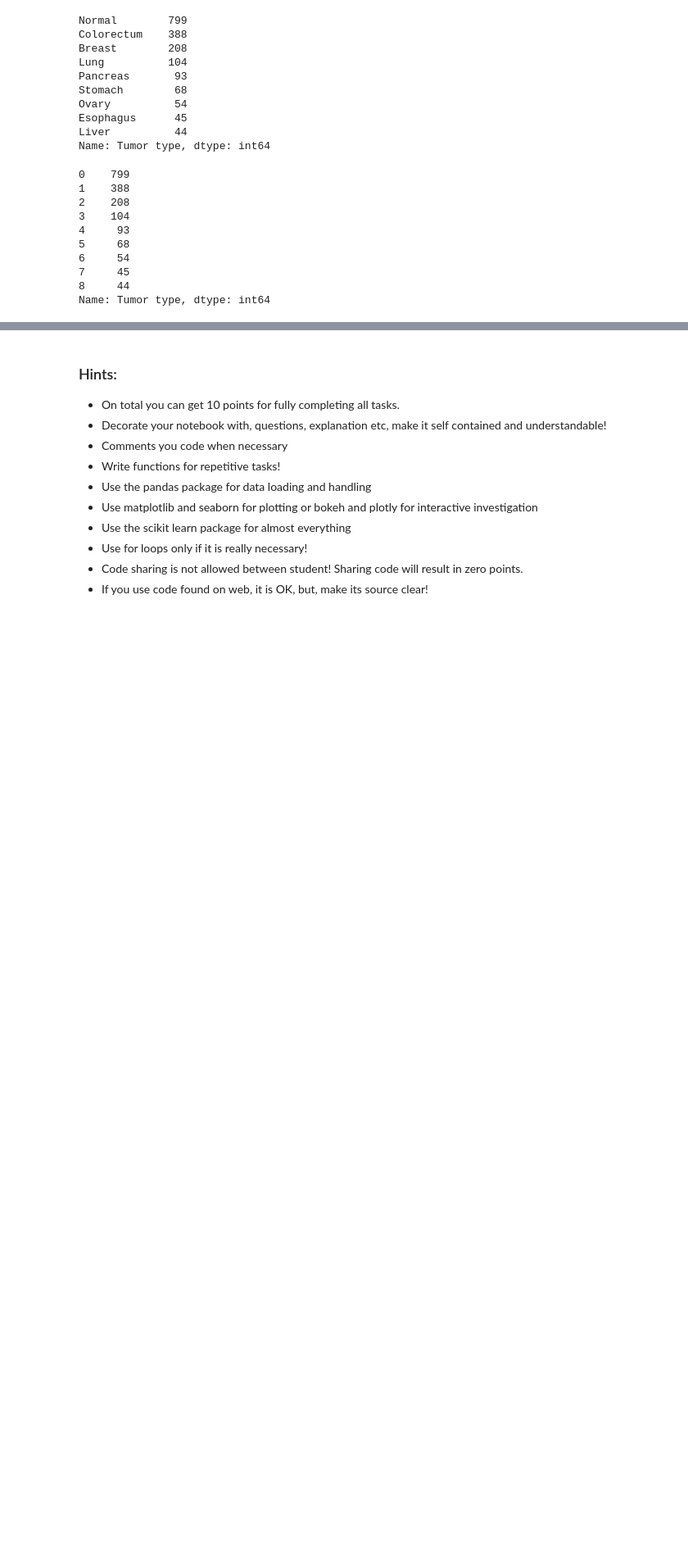
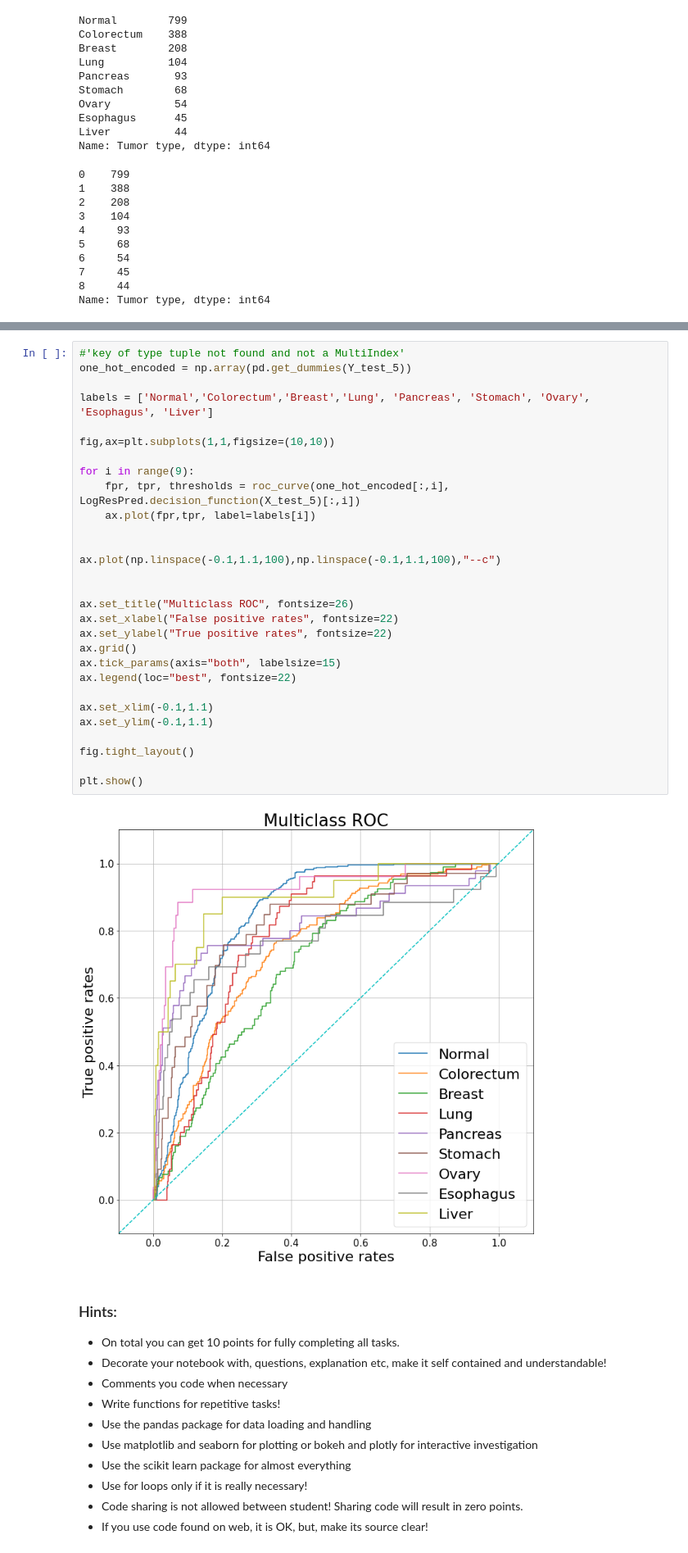
Before and after one commit to AdamGTaylor/DataMining_2021, a Jupyter notebook: hw5/HW_05.ipynb, the cells around one changed output, grey strips where cells are left out. Shown at 82% size. Cells and saved outputs as stored; diff of their text form; blank space fills up the shorter version.

```diff
--- a/hw5/HW_05.ipynb
+++ b/hw5/HW_05.ipynb
@@ -699,3 +735,34 @@ Y_pred_2 = LogResPred.predict(X_test_2)
+# %%
+#'key of type tuple not found and not a MultiIndex'
+one_hot_encoded = np.array(pd.get_dummies(Y_test_5))
+
+labels = ['Normal','Colorectum','Breast','Lung', 'Pancreas', 'Stomach', 'Ovary', 'Esophagus', 'Liver']
+
+fig,ax=plt.subplots(1,1,figsize=(10,10))
+
+for i in range(9):
+    fpr, tpr, thresholds = roc_curve(one_hot_encoded[:,i], LogResPred.decision_function(X_test_5)[:,i])
+    ax.plot(fpr,tpr, label=labels[i])
+
+
+ax.plot(np.linspace(-0.1,1.1,100),np.linspace(-0.1,1.1,100),"--c")
+
+
+ax.set_title("Multiclass ROC", fontsize=26)
+ax.set_xlabel("False positive rates", fontsize=22)
+ax.set_ylabel("True positive rates", fontsize=22)
+ax.grid()
+ax.tick_params(axis="both", labelsize=15)
+ax.legend(loc="best", fontsize=22)
+
+ax.set_xlim(-0.1,1.1)
+ax.set_ylim(-0.1,1.1)
+
+fig.tight_layout()
+
+plt.show()
+# %% [output]
+[figure, added]
 # %% [markdown]
 ### Hints:
 
```
Also changed, not shown: parts of 4 cells of this notebook.
